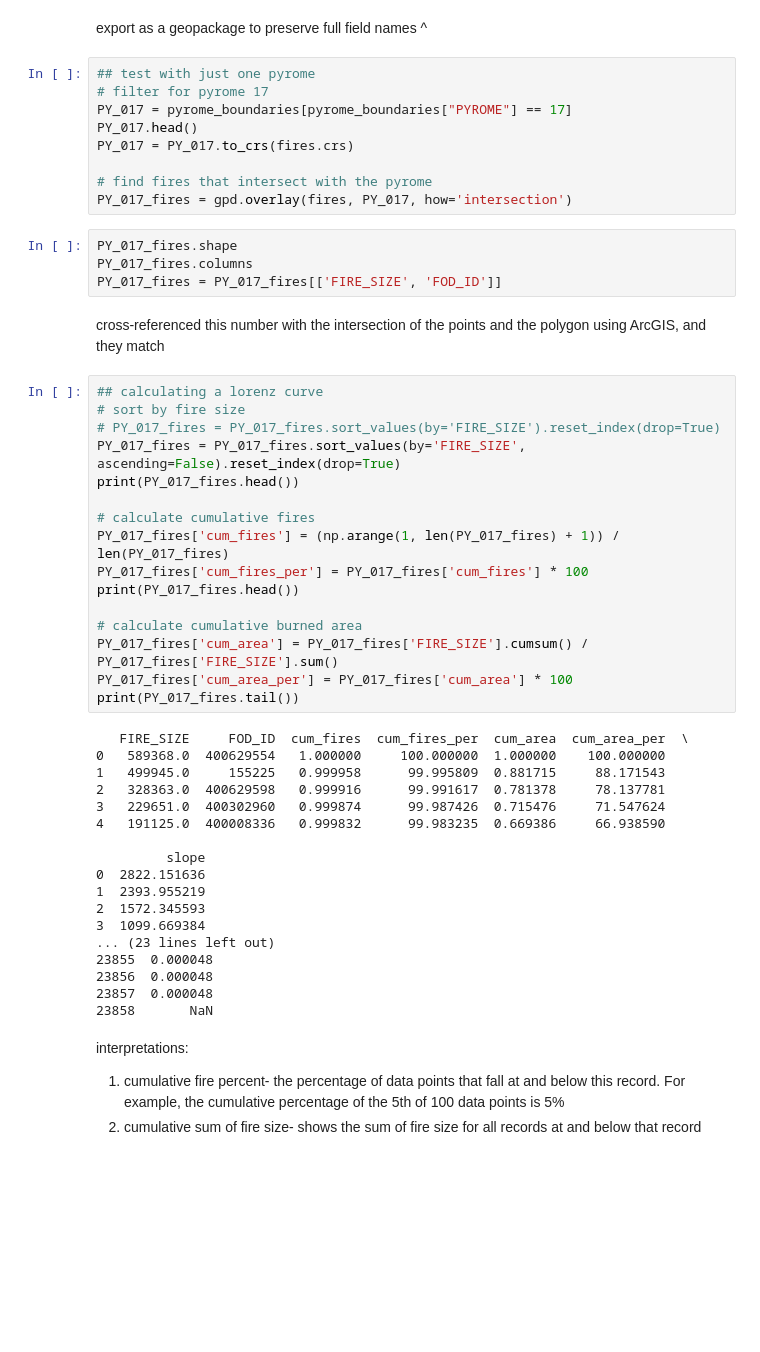
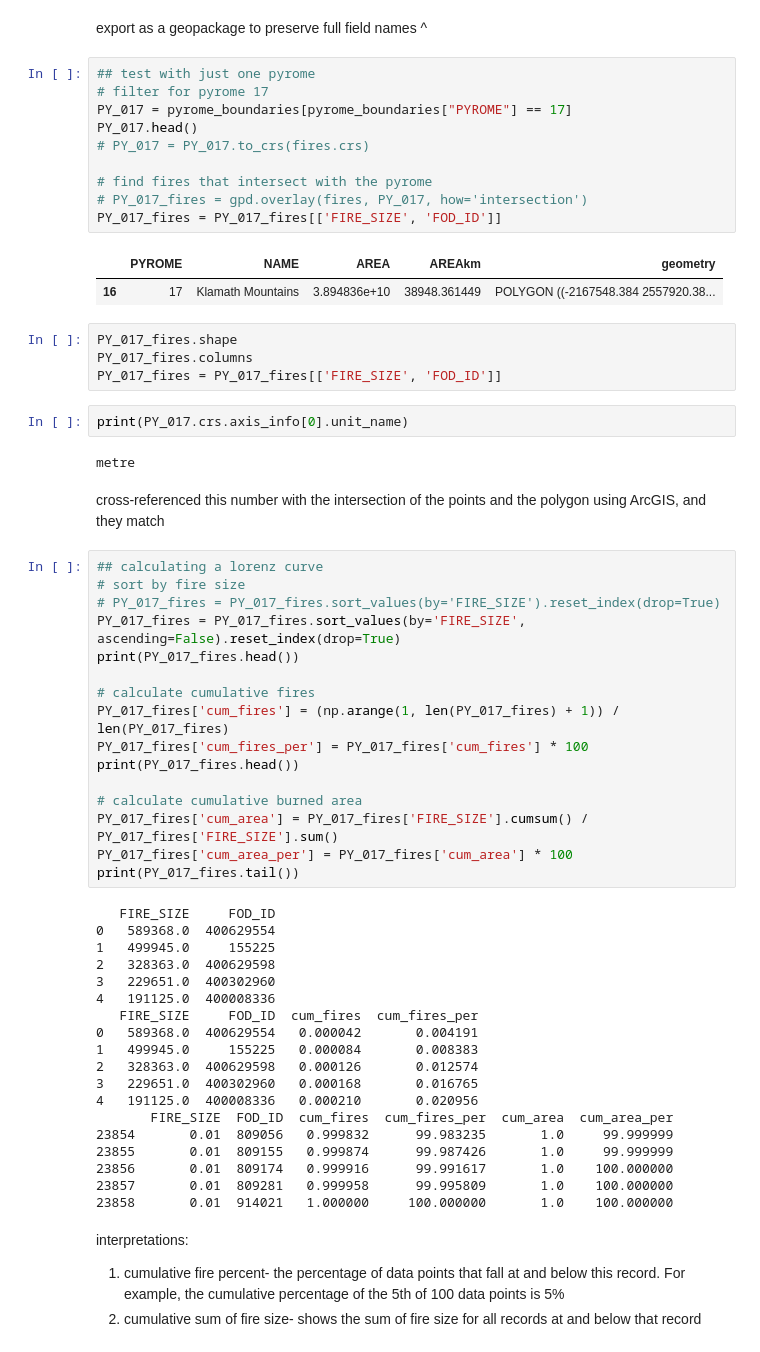
Before and after one commit to charliecurtin1/National_FSim25, a Jupyter notebook: calculate_lc.ipynb, the cells around one changed output. Drawn from its saved outputs; the diff is of its cells as text; blank space fills up the shorter version.

```diff
--- a/calculate_lc.ipynb
+++ b/calculate_lc.ipynb
@@ -43,16 +42,24 @@ export as a geopackage to preserve full field names ^
 # %%
 ## test with just one pyrome
 # filter for pyrome 17
 PY_017 = pyrome_boundaries[pyrome_boundaries["PYROME"] == 17]
 PY_017.head()
-PY_017 = PY_017.to_crs(fires.crs)
+# PY_017 = PY_017.to_crs(fires.crs)
 
 # find fires that intersect with the pyrome
-PY_017_fires = gpd.overlay(fires, PY_017, how='intersection')
+# PY_017_fires = gpd.overlay(fires, PY_017, how='intersection')
+PY_017_fires = PY_017_fires[['FIRE_SIZE', 'FOD_ID']]
+# %% [output]
+|  | PYROME | NAME | AREA | AREAkm | geometry |
+| 16 | 17 | Klamath Mountains | 3.894836e+10 | 38948.361449 | POLYGON ((-2167548.384 2557920.38... |
 # %%
 PY_017_fires.shape
 PY_017_fires.columns
 PY_017_fires = PY_017_fires[['FIRE_SIZE', 'FOD_ID']]
+# %%
+print(PY_017.crs.axis_info[0].unit_name)
+# %% [output]
+metre
 # %% [markdown]
 cross-referenced this number with the intersection of the points and the polygon using ArcGIS, and they match
 # %%
@@ -72,23 +79,24 @@ PY_017_fires['cum_area'] = PY_017_fires['FIRE_SIZE'].cumsum() / PY_017_fires['FI
 PY_017_fires['cum_area_per'] = PY_017_fires['cum_area'] * 100
 print(PY_017_fires.tail())
 # %% [output]
-   FIRE_SIZE     FOD_ID  cum_fires  cum_fires_per  cum_area  cum_area_per  \
-0   589368.0  400629554   1.000000     100.000000  1.000000    100.000000
-1   499945.0     155225   0.999958      99.995809  0.881715     88.171543
-2   328363.0  400629598   0.999916      99.991617  0.781378     78.137781
-3   229651.0  400302960   0.999874      99.987426  0.715476     71.547624
-4   191125.0  400008336   0.999832      99.983235  0.669386     66.938590
-
-         slope
-0  2822.151636
-1  2393.955219
-2  1572.345593
-3  1099.669384
-... (23 lines left out)
-23855  0.000048
-23856  0.000048
-23857  0.000048
-23858       NaN
+   FIRE_SIZE     FOD_ID
+0   589368.0  400629554
+1   499945.0     155225
+2   328363.0  400629598
+3   229651.0  400302960
+4   191125.0  400008336
+   FIRE_SIZE     FOD_ID  cum_fires  cum_fires_per
+0   589368.0  400629554   0.000042       0.004191
+1   499945.0     155225   0.000084       0.008383
+2   328363.0  400629598   0.000126       0.012574
+3   229651.0  400302960   0.000168       0.016765
+4   191125.0  400008336   0.000210       0.020956
+       FIRE_SIZE  FOD_ID  cum_fires  cum_fires_per  cum_area  cum_area_per
+23854       0.01  809056   0.999832      99.983235       1.0     99.999999
+23855       0.01  809155   0.999874      99.987426       1.0     99.999999
+23856       0.01  809174   0.999916      99.991617       1.0    100.000000
+23857       0.01  809281   0.999958      99.995809       1.0    100.000000
+23858       0.01  914021   1.000000     100.000000       1.0    100.000000
 # %% [markdown]
 interpretations:
 1. cumulative fire percent- the percentage of data points that fall at and below this record. For example, the cumulative percentage of the 5th of 100 data points is 5%
```
Also changed, not shown: parts of 10 cells of this notebook, 3 other files.
